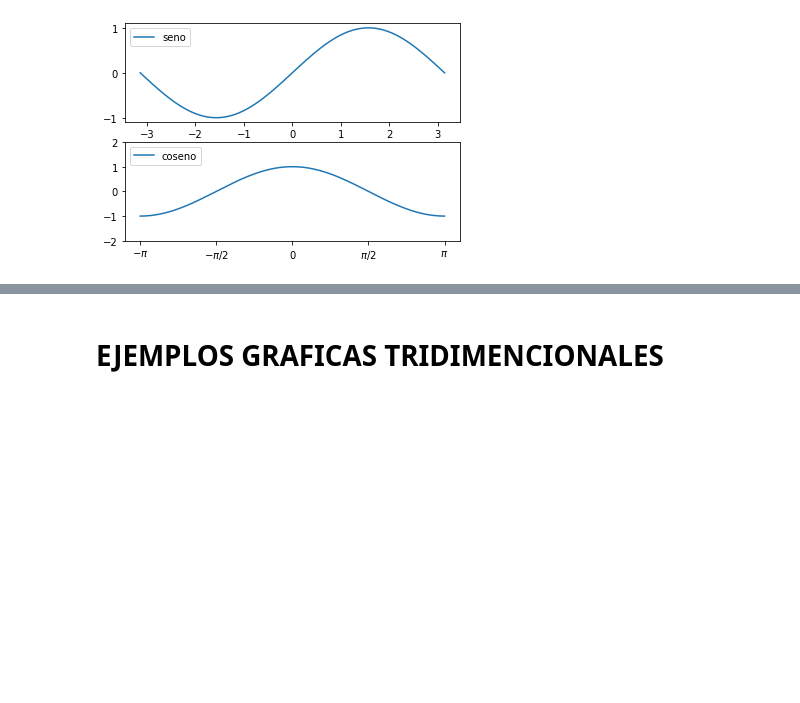
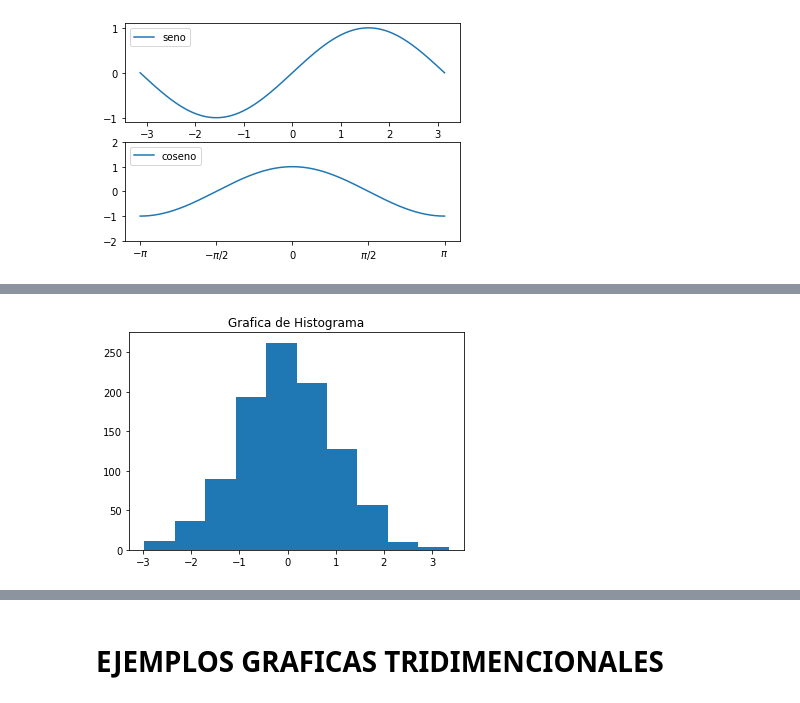
Before and after one commit to juandavid28/graficas_python, a Jupyter notebook: graficas_python.ipynb, the cells around one changed output, grey strips where cells are left out. Saved outputs shown, nothing was run; the diff lists cells and outputs as text; code cells hidden in the pictures; blank space fills up the shorter version.

```diff
--- a/graficas_python.ipynb
+++ b/graficas_python.ipynb
@@ -144,0 +158,12 @@ show()
+# %%
+# Grafica de histograma
+
+from matplotlib.pyplot import title, hist, show
+from numpy.random import normal
+
+numeros_gaussianos = normal(size=1000)
+hist(numeros_gaussianos)
+title('Grafica de Histograma')
+show()
+# %% [output]
+[figure, added]
```
Also changed, not shown: parts of 4 cells of this notebook.
